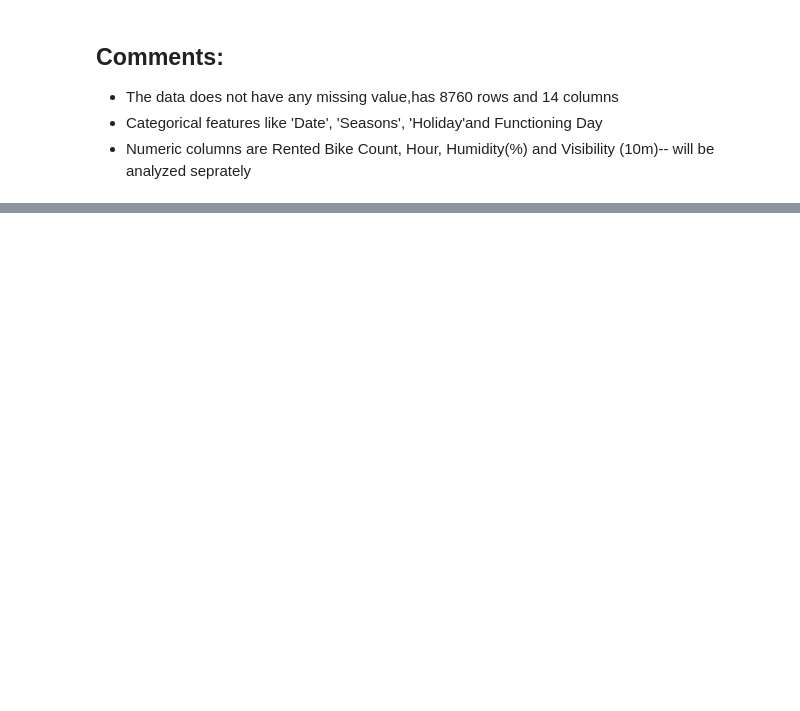
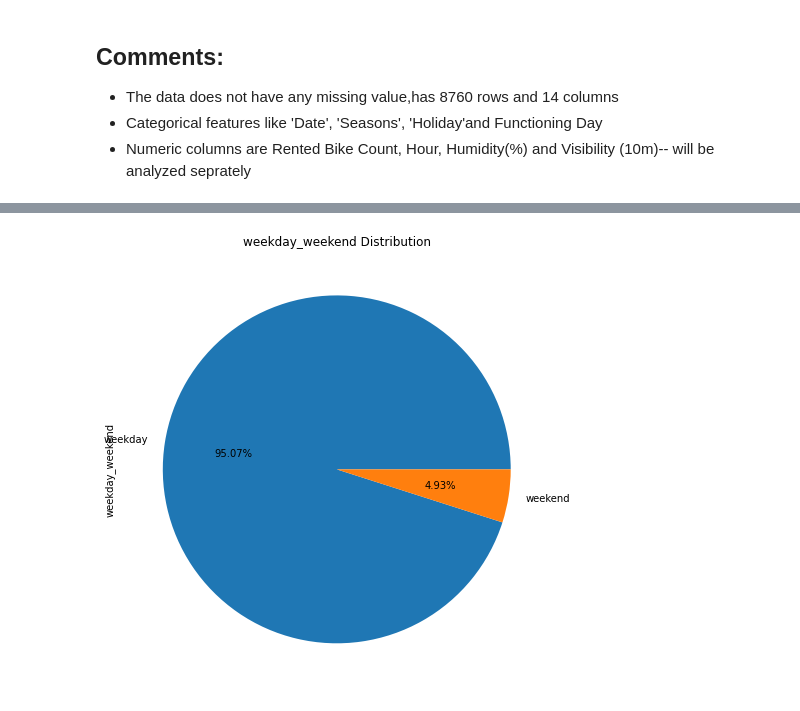
Before and after one commit to spradeepgit/Bike-Sharing-Demand-Prediction.ipynb, a Jupyter notebook: Bike_Sharing_Demand_Prediction.ipynb, the cells around one changed output, grey strips where cells are left out. Saved outputs shown, nothing was run; the diff lists cells and outputs as text; code cells hidden in the pictures; blank space fills up the shorter version.

```diff
--- a/Bike_Sharing_Demand_Prediction.ipynb
+++ b/Bike_Sharing_Demand_Prediction.ipynb
@@ -98,0 +219,7 @@ memory usage: 958.2+ KB
+# %%
+plt.figure(figsize=(10,8))
+bike_data['weekday_weekend'].value_counts().plot(kind='pie',autopct = "%0.2f%%",labels=['weekday','weekend'])
+plt.title('weekday_weekend Distribution')
+plt.show()
+# %% [output]
+[figure, added]
```
Also changed, not shown: parts of 19 cells of this notebook.
